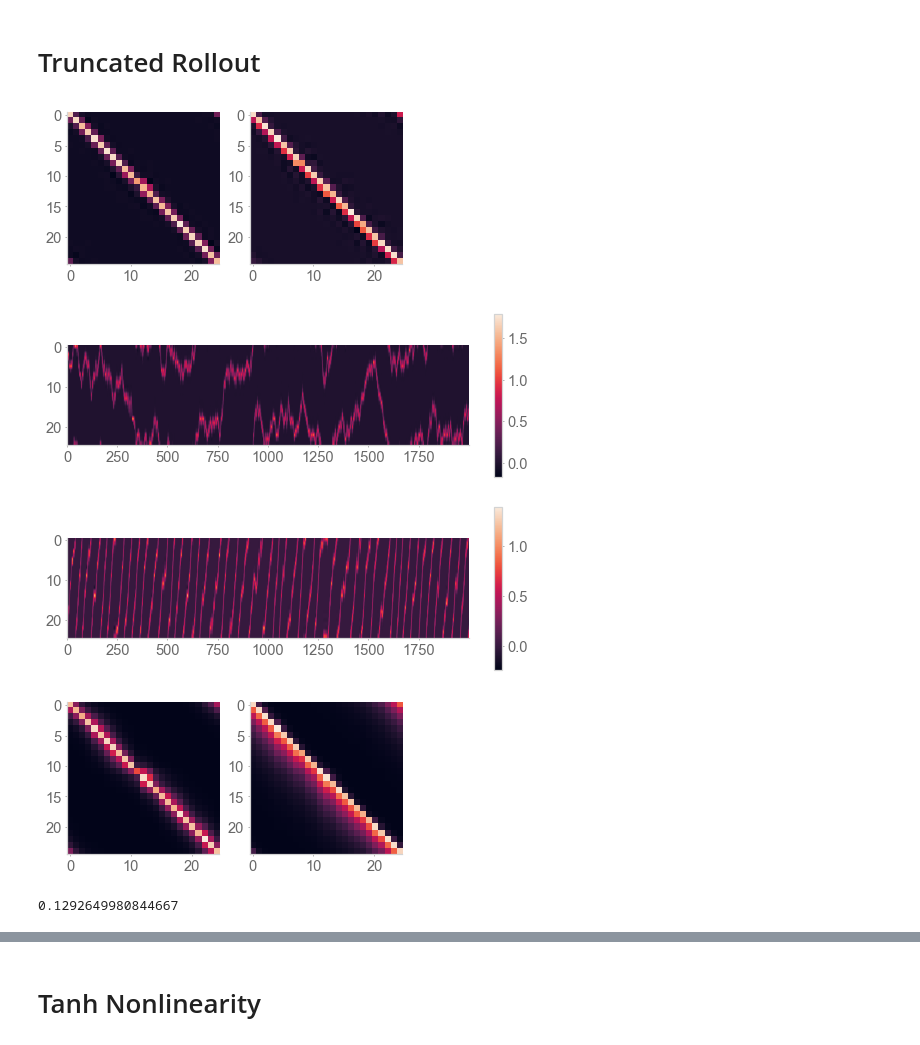
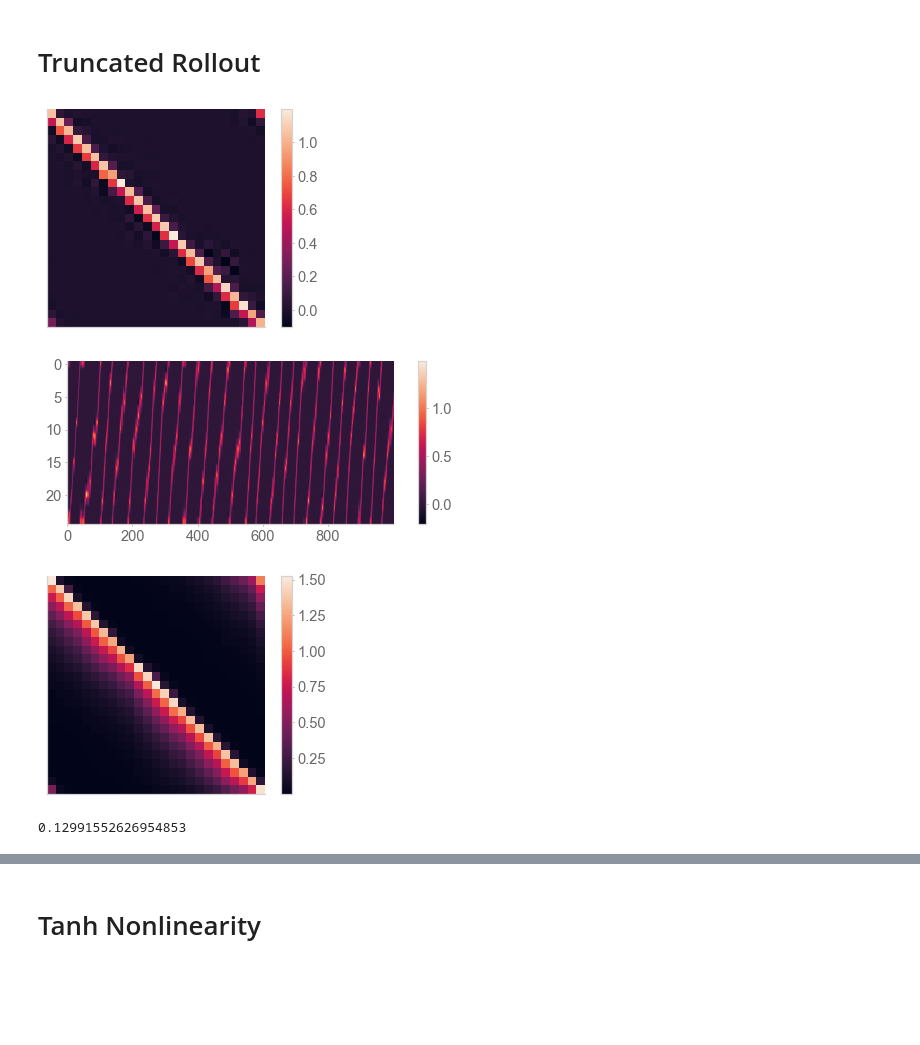
Before and after one commit to chingf/sr-project, a Jupyter notebook: notebooks/3acdf-activity-examples.ipynb, the cells around one changed output, grey strips where cells are left out. Cells and saved outputs as stored; diff of their text form; code cells hidden in the pictures; blank space fills up the shorter version.

Commit message:
Update notebooks for final figures

```diff
--- a/notebooks/3acdf-activity-examples.ipynb
+++ b/notebooks/3acdf-activity-examples.ipynb
@@ -95,14 +94,13 @@ run_and_plot(net)
 # %%
 net = STDP_SR(25, 0.8, ca3_kwargs={
     'output_params':{'num_iterations': 2}
         })
-run_and_plot(net)
+run_and_plot(net, num_steps=1000)
 # %% [output]
-[figure, old version]
+[figure, new version]
-[figure, old version]
+[figure, new version]
-[figure, old version]
+[figure, new version]
-[figure, removed]
-0.1292649980844667
+0.12991552626954853
 # %%
 net = STDP_SR(25, 0.8, ca3_kwargs={
     'output_params':{'num_iterations': 4}
```
Also changed, not shown: parts of 5 cells of this notebook, 9 other files.
